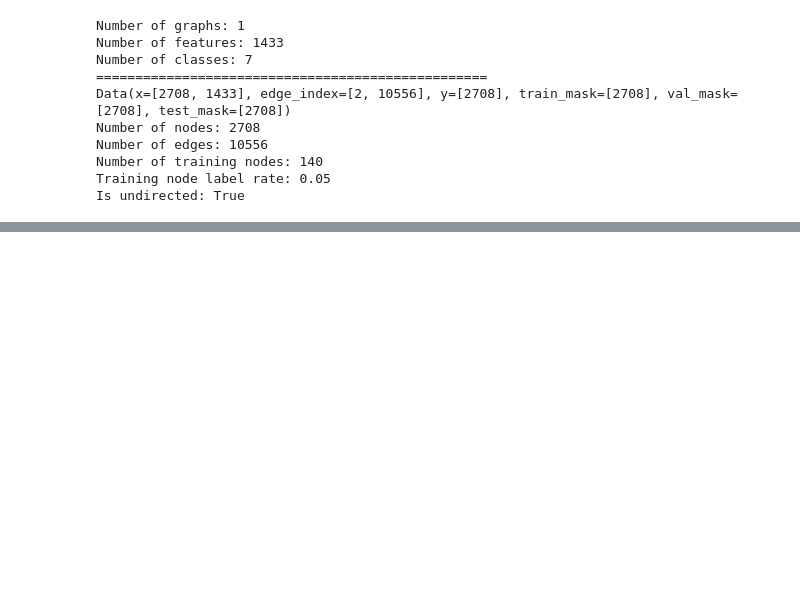
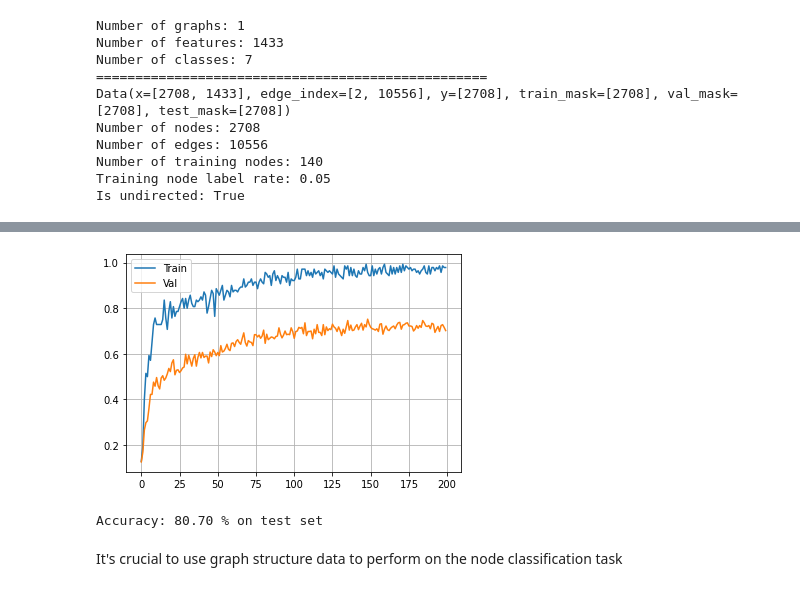
Before and after one commit to ykrmm/sota_gnn, a Jupyter notebook: GCN/gcn_cora.ipynb, the cells around one changed output, grey strips where cells are left out. Drawn from its saved outputs; the diff is of its cells as text; code cells hidden in the pictures; blank space fills up the shorter version.

```diff
--- a/GCN/gcn_cora.ipynb
+++ b/GCN/gcn_cora.ipynb
@@ -52,0 +282,17 @@ dataset.
+# %%
+fig, ax = plt.subplots()
+ax.plot(np.arange(n_epoch),acc_train, label='Train')
+ax.plot(np.arange(n_epoch),acc_val, label='Val')
+ax.legend()
+ax.grid()
+# %% [output]
+[figure, added]
+# %%
+pred = gcn_model(data).argmax(dim=1)
+correct = (pred[data.test_mask] == data.y[data.test_mask]).sum()
+acc = int(correct) / int(data.test_mask.sum())
+print('Accuracy: {:.2f} % on test set'.format(acc*100))
+# %% [output]
+Accuracy: 80.70 % on test set
+# %% [markdown]
+It's crucial to use graph structure data to perform on the node classification task
```
Also changed, not shown: parts of 26 cells of this notebook, 1 other file.
